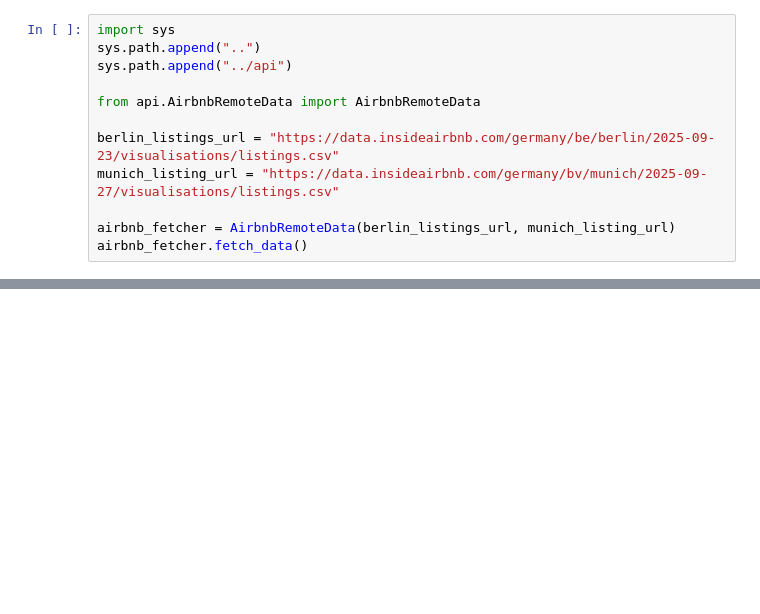
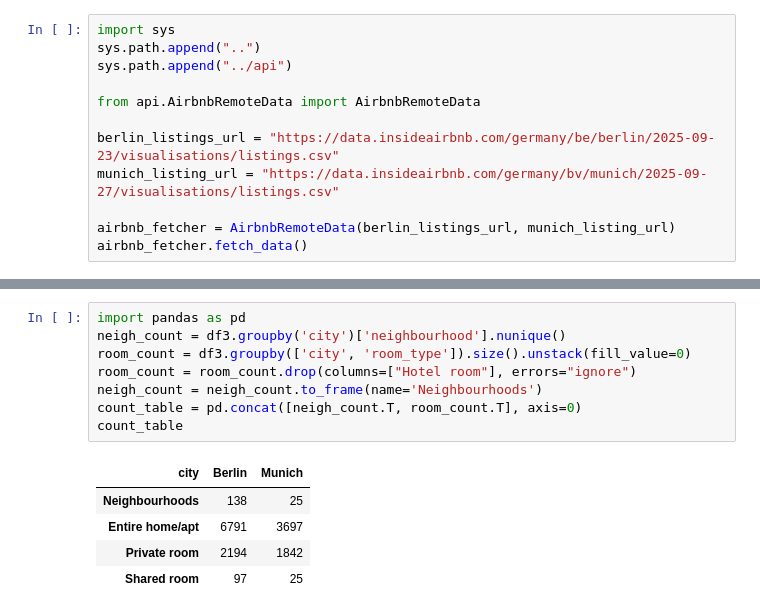
Before and after one commit to enggsalem1981-cmyk/berlin-munich-analysis, a Jupyter notebook: data/sample.ipynb, the cells around one changed output, grey strips where cells are left out. Saved outputs shown, nothing was run; the diff lists cells and outputs as text; blank space fills up the shorter version.

```diff
--- a/data/sample.ipynb
+++ b/data/sample.ipynb
@@ -223,0 +495,14 @@ munich_revenue
+# %%
+import pandas as pd
+neigh_count = df3.groupby('city')['neighbourhood'].nunique()
+room_count = df3.groupby(['city', 'room_type']).size().unstack(fill_value=0)
+room_count = room_count.drop(columns=["Hotel room"], errors="ignore")
+neigh_count = neigh_count.to_frame(name='Neighbourhoods')
+count_table = pd.concat([neigh_count.T, room_count.T], axis=0)
+count_table
+# %% [output]
+| city | Berlin | Munich |
+| Neighbourhoods | 138 | 25 |
+| Entire home/apt | 6791 | 3697 |
+| Private room | 2194 | 1842 |
+| Shared room | 97 | 25 |
```
Also changed, not shown: parts of 24 cells of this notebook.
